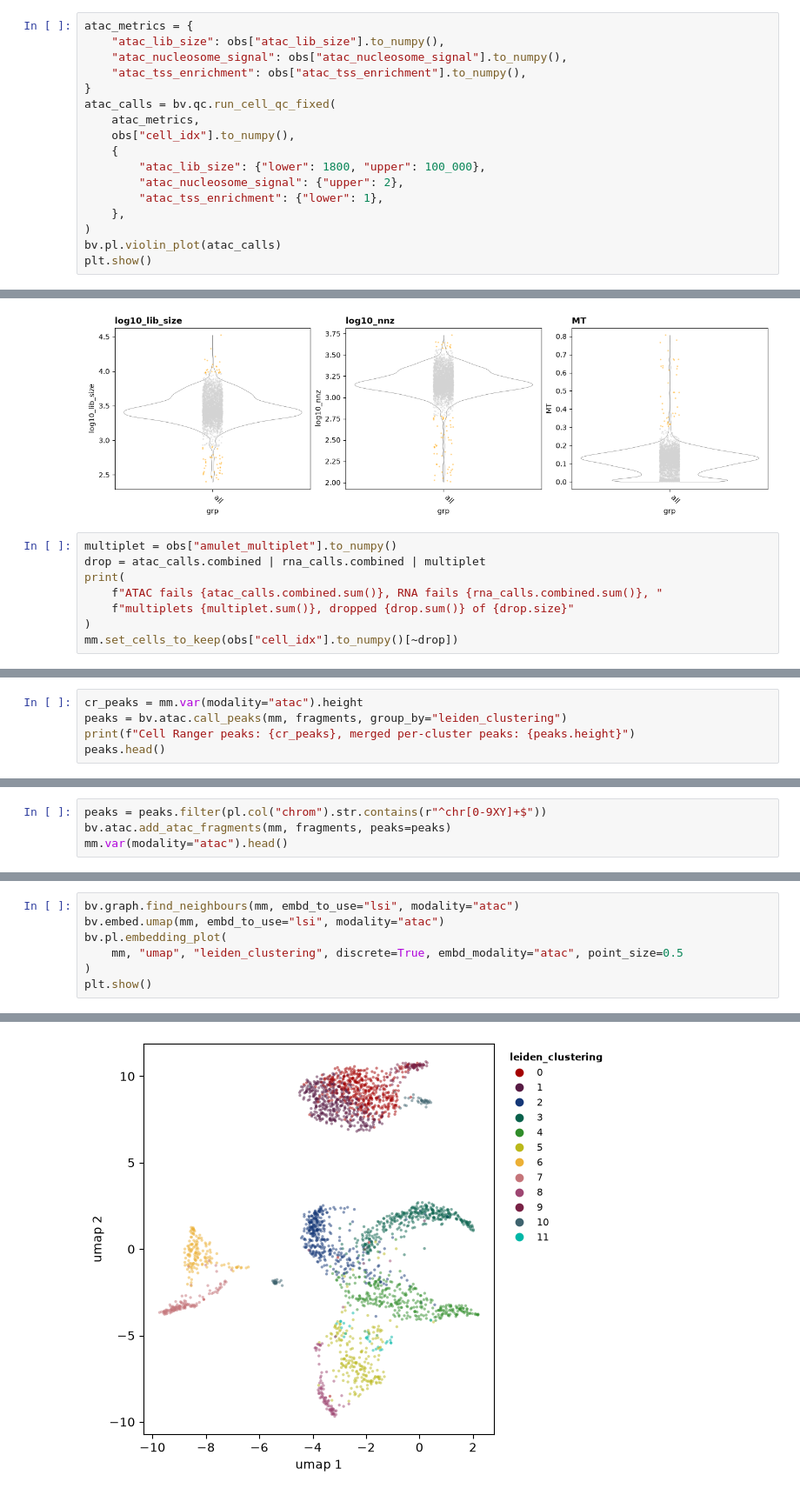
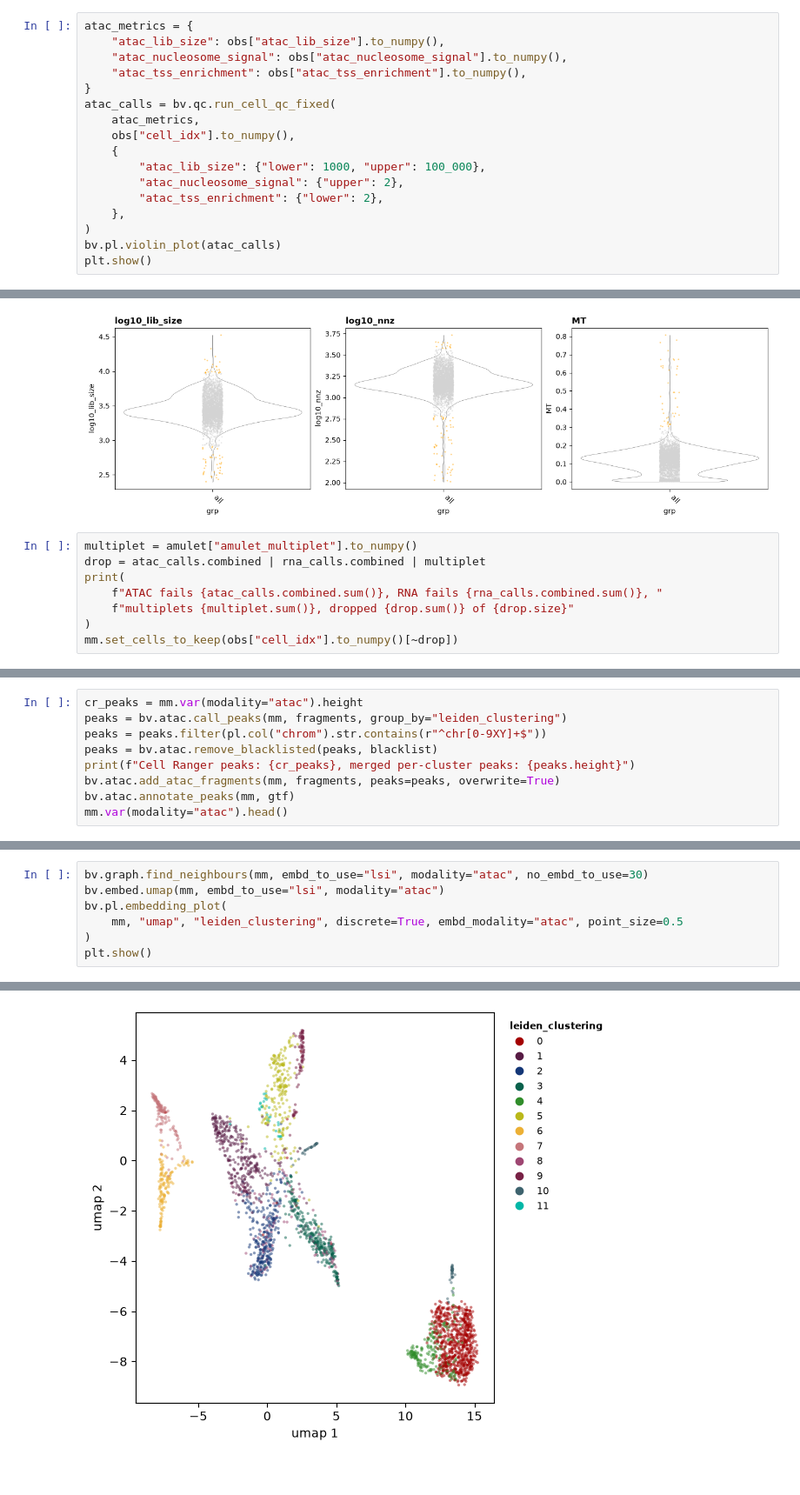
Before and after one commit to GregorLueg/bixverse-rs, a Jupyter notebook: python/docs/vignettes/atac_multiome.ipynb, the cells around one changed output, grey strips where cells are left out. Shown at 87% size. Drawn from its saved outputs; the diff is of its cells as text.

Commit message:
docs: ATAC CI lane, own multiome and ATAC-only vignettes, skill, changelogs; drop the ATAC plan

```diff
--- a/python/docs/vignettes/atac_multiome.ipynb
+++ b/python/docs/vignettes/atac_multiome.ipynb
@@ -191,9 +191,9 @@ atac_calls = bv.qc.run_cell_qc_fixed(
     atac_metrics,
     obs["cell_idx"].to_numpy(),
     {
-        "atac_lib_size": {"lower": 1800, "upper": 100_000},
+        "atac_lib_size": {"lower": 1000, "upper": 100_000},
         "atac_nucleosome_signal": {"upper": 2},
-        "atac_tss_enrichment": {"lower": 1},
+        "atac_tss_enrichment": {"lower": 2},
     },
 )
 bv.pl.violin_plot(atac_calls)
@@ -219,7 +219,7 @@ plt.show()
 # %% [output]
 [figure]
 # %%
-multiplet = obs["amulet_multiplet"].to_numpy()
+multiplet = amulet["amulet_multiplet"].to_numpy()
 drop = atac_calls.combined | rna_calls.combined | multiplet
 print(
     f"ATAC fails {atac_calls.combined.sum()}, RNA fails {rna_calls.combined.sum()}, "
@@ -274,6 +275,10 @@ the merged set. The new store replaces the Cell Ranger one.
 # %%
 cr_peaks = mm.var(modality="atac").height
 peaks = bv.atac.call_peaks(mm, fragments, group_by="leiden_clustering")
+peaks = peaks.filter(pl.col("chrom").str.contains(r"^chr[0-9XY]+$"))
+peaks = bv.atac.remove_blacklisted(peaks, blacklist)
 print(f"Cell Ranger peaks: {cr_peaks}, merged per-cluster peaks: {peaks.height}")
-peaks.head()
+bv.atac.add_atac_fragments(mm, fragments, peaks=peaks, overwrite=True)
+bv.atac.annotate_peaks(mm, gtf)
+mm.var(modality="atac").head()
 # %% [output]
@@ -289,4 +296,0 @@ shape: (5, 4)
-# %%
-peaks = peaks.filter(pl.col("chrom").str.contains(r"^chr[0-9XY]+$"))
-bv.atac.add_atac_fragments(mm, fragments, peaks=peaks)
-mm.var(modality="atac").head()
@@ -327,5 +318,5 @@ shape: (5, 3)
 # %%
-bv.graph.find_neighbours(mm, embd_to_use="lsi", modality="atac")
+bv.graph.find_neighbours(mm, embd_to_use="lsi", modality="atac", no_embd_to_use=30)
 bv.embed.umap(mm, embd_to_use="lsi", modality="atac")
 bv.pl.embedding_plot(
     mm, "umap", "leiden_clustering", discrete=True, embd_modality="atac", point_size=0.5
@@ -345,2 +336,2 @@ Built the Snn { similarity: Jaccard, prune: 0.0625, rescue: true } graph: 5.71ms
-[figure, old version]
+[figure, new version]
 # %% [markdown]
```
Also changed, not shown: parts of 42 cells of this notebook, 16 other files.
